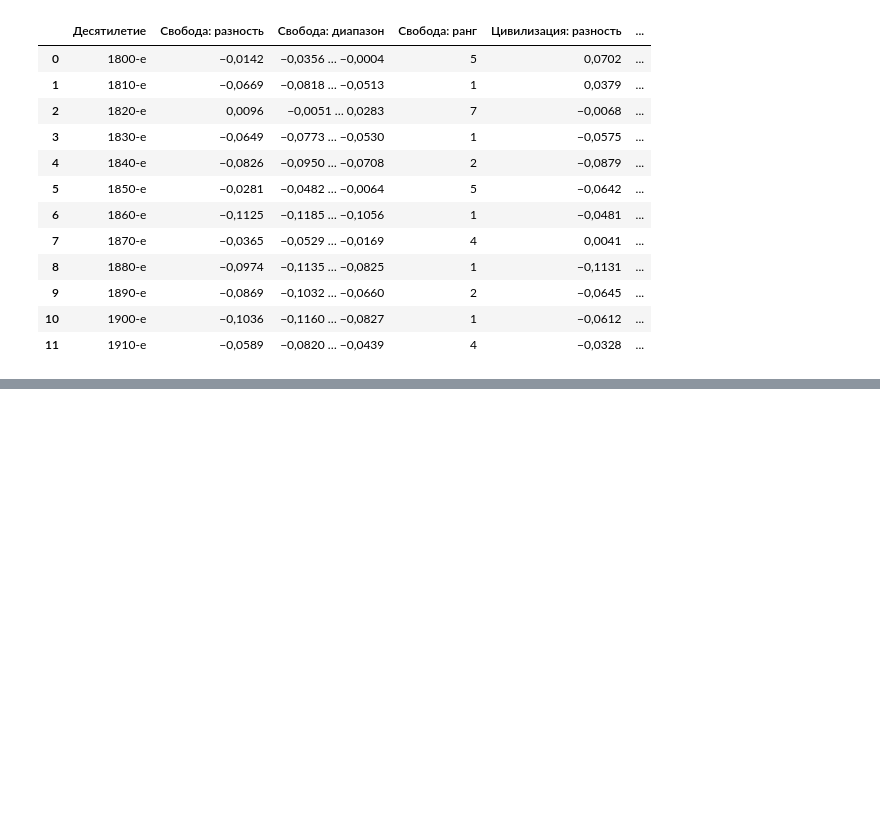
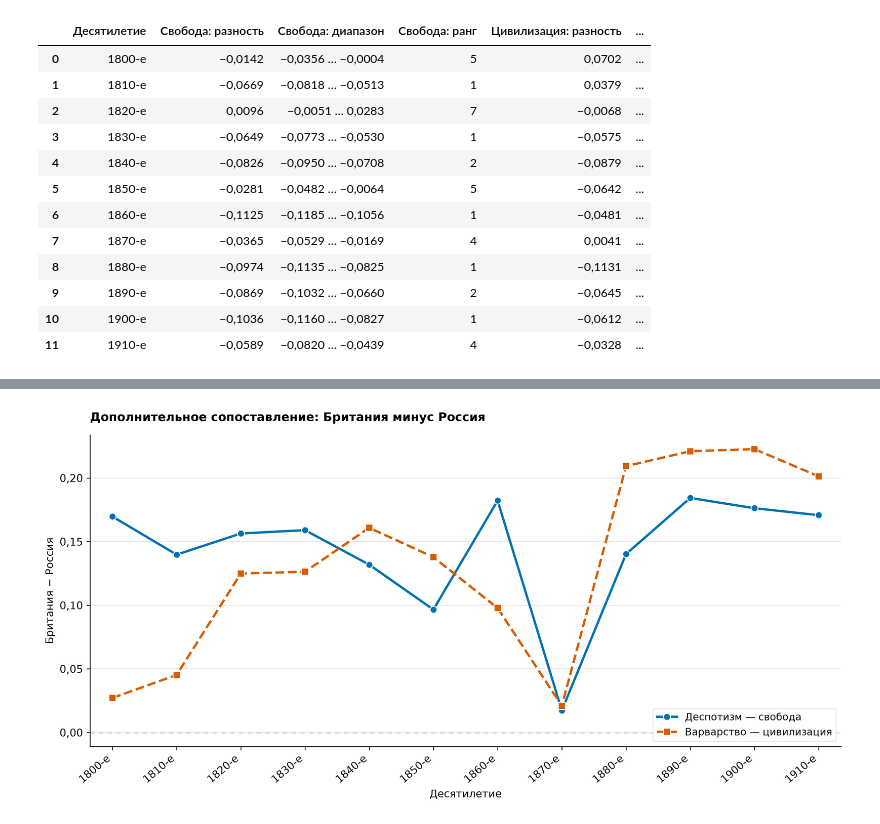
Before and after one commit to alexeyvkuznetsov/british-press-semantic-change, a Jupyter notebook: 02_russia_axes.ipynb, the cells around one changed output, grey strips where cells are left out. Saved outputs shown, nothing was run; the diff lists cells and outputs as text; code cells hidden in the pictures; blank space fills up the shorter version.

```diff
--- a/02_russia_axes.ipynb
+++ b/02_russia_axes.ipynb
@@ -691,0 +684,11 @@ display(Image(filename=str(FIGDIR/'fig3_countries_selected_decades.png'), width=
+# %%
+# Диагностика: разность Британия − Россия. Не включается в статью как отдельный рисунок.
+fig, ax = plt.subplots(figsize=(11.2, 5.5), layout='constrained')
+publication_series(ax, 'britain_minus_russia', 'Британия − Россия', legend_loc='lower right')
+ax.set_title('Дополнительное сопоставление: Британия минус Россия',
+             loc='left', weight='semibold', pad=14)
+save_pub(fig, 'diagnostic_britain_russia_color')
+plt.close(fig)
+display(Image(filename=str(FIGDIR/'diagnostic_britain_russia_color.png'), width=1100))
+# %% [output]
+[figure, added]
```
Also changed, not shown: parts of 13 cells of this notebook, 20 other files.
